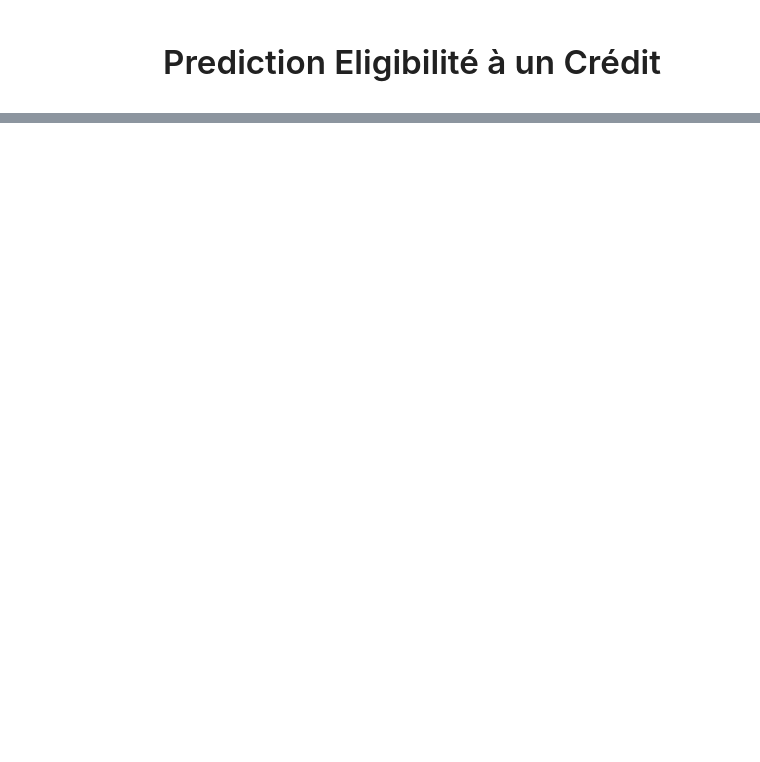
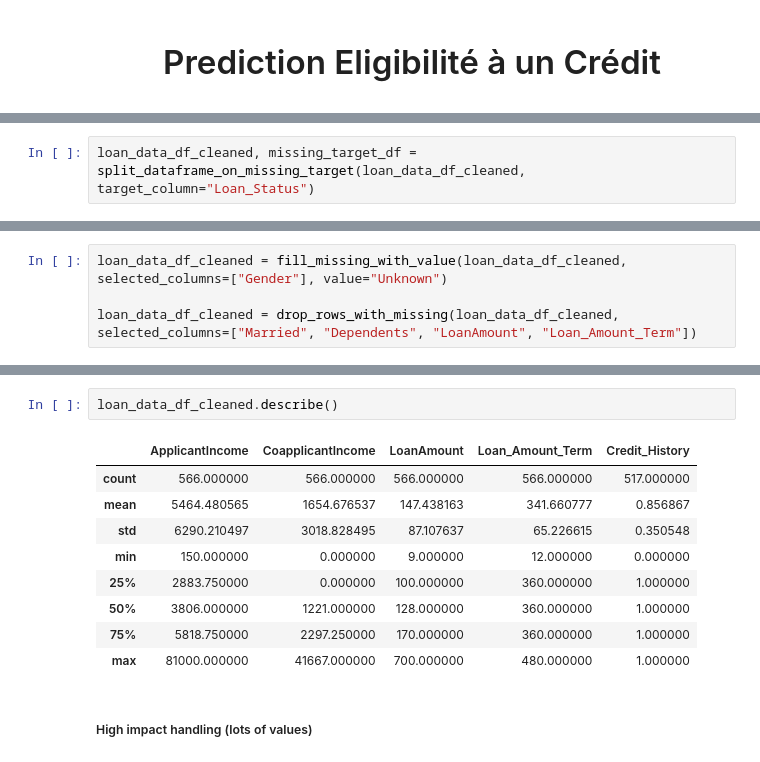
Before and after one commit to TonyVallad/Simplon, a Jupyter notebook: Brief_Prediction_Eligibilite_Credit_Banque/Notebook_Prediction_Eligibilite.ipynb, the cells around one changed output, grey strips where cells are left out. Cells and saved outputs as stored; diff of their text form; blank space fills up the shorter version.

```diff
--- a/Brief_Prediction_Eligibilite_Credit_Banque/Notebook_Prediction_Eligibilite.ipynb
+++ b/Brief_Prediction_Eligibilite_Credit_Banque/Notebook_Prediction_Eligibilite.ipynb
@@ -61,0 +424,2 @@ for column in categorical_columns:
+# %%
+loan_data_df_cleaned, missing_target_df = split_dataframe_on_missing_target(loan_data_df_cleaned, target_column="Loan_Status")
@@ -61,0 +450,4 @@ for column in categorical_columns:
+# %%
+loan_data_df_cleaned = fill_missing_with_value(loan_data_df_cleaned, selected_columns=["Gender"], value="Unknown")
+
+loan_data_df_cleaned = drop_rows_with_missing(loan_data_df_cleaned, selected_columns=["Married", "Dependents", "LoanAmount", "Loan_Amount_Term"])
@@ -61,0 +481,14 @@ for column in categorical_columns:
+# %%
+loan_data_df_cleaned.describe()
+# %% [output]
+|  | ApplicantIncome | CoapplicantIncome | LoanAmount | Loan_Amount_Term | Credit_History |
+| count | 566.000000 | 566.000000 | 566.000000 | 566.000000 | 517.000000 |
+| mean | 5464.480565 | 1654.676537 | 147.438163 | 341.660777 | 0.856867 |
+| std | 6290.210497 | 3018.828495 | 87.107637 | 65.226615 | 0.350548 |
+| min | 150.000000 | 0.000000 | 9.000000 | 12.000000 | 0.000000 |
+| 25% | 2883.750000 | 0.000000 | 100.000000 | 360.000000 | 1.000000 |
+| 50% | 3806.000000 | 1221.000000 | 128.000000 | 360.000000 | 1.000000 |
+| 75% | 5818.750000 | 2297.250000 | 170.000000 | 360.000000 | 1.000000 |
+| max | 81000.000000 | 41667.000000 | 700.000000 | 480.000000 | 1.000000 |
+# %% [markdown]
+##### High impact handling (lots of values)
```
Also changed, not shown: parts of 56 cells of this notebook.
